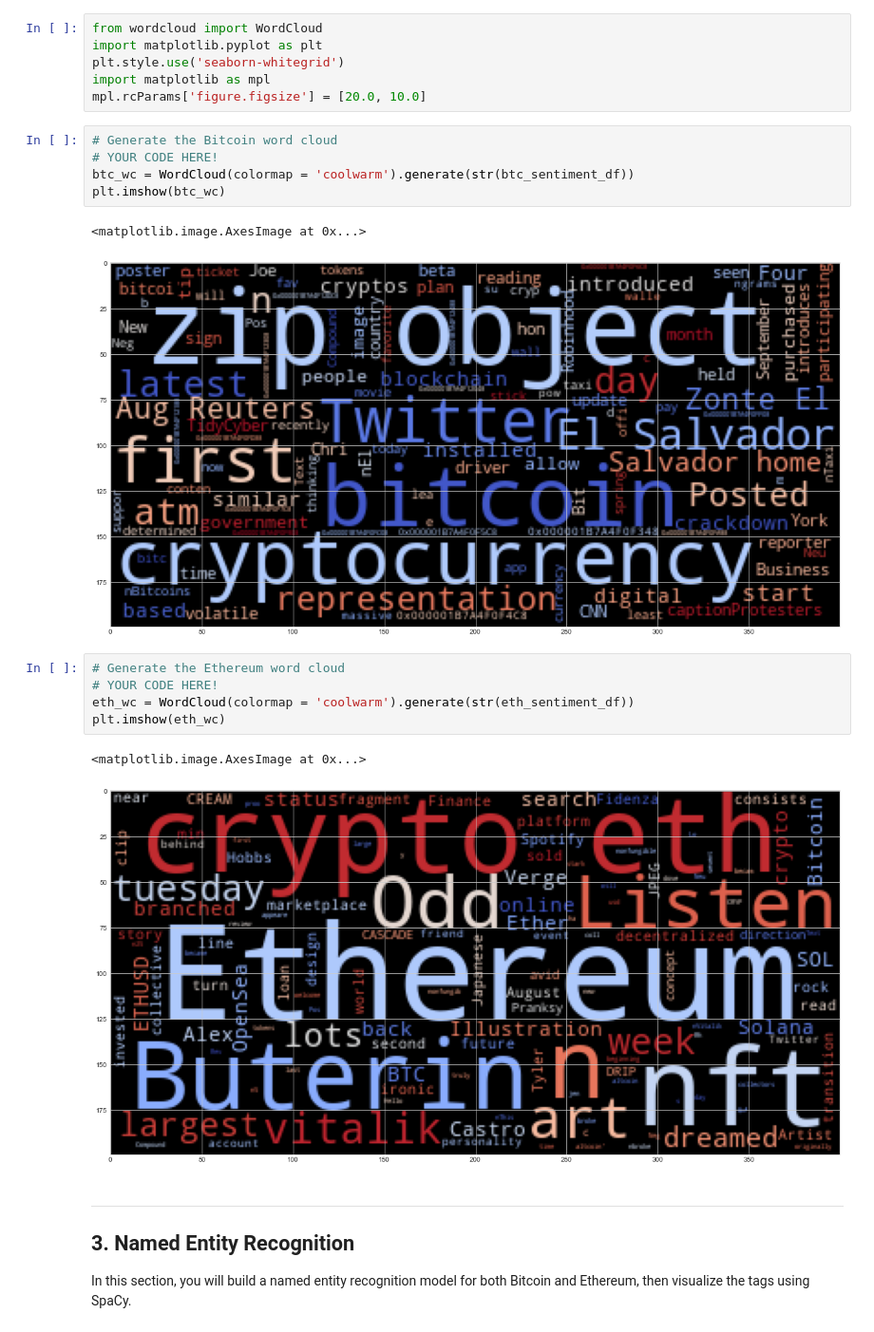
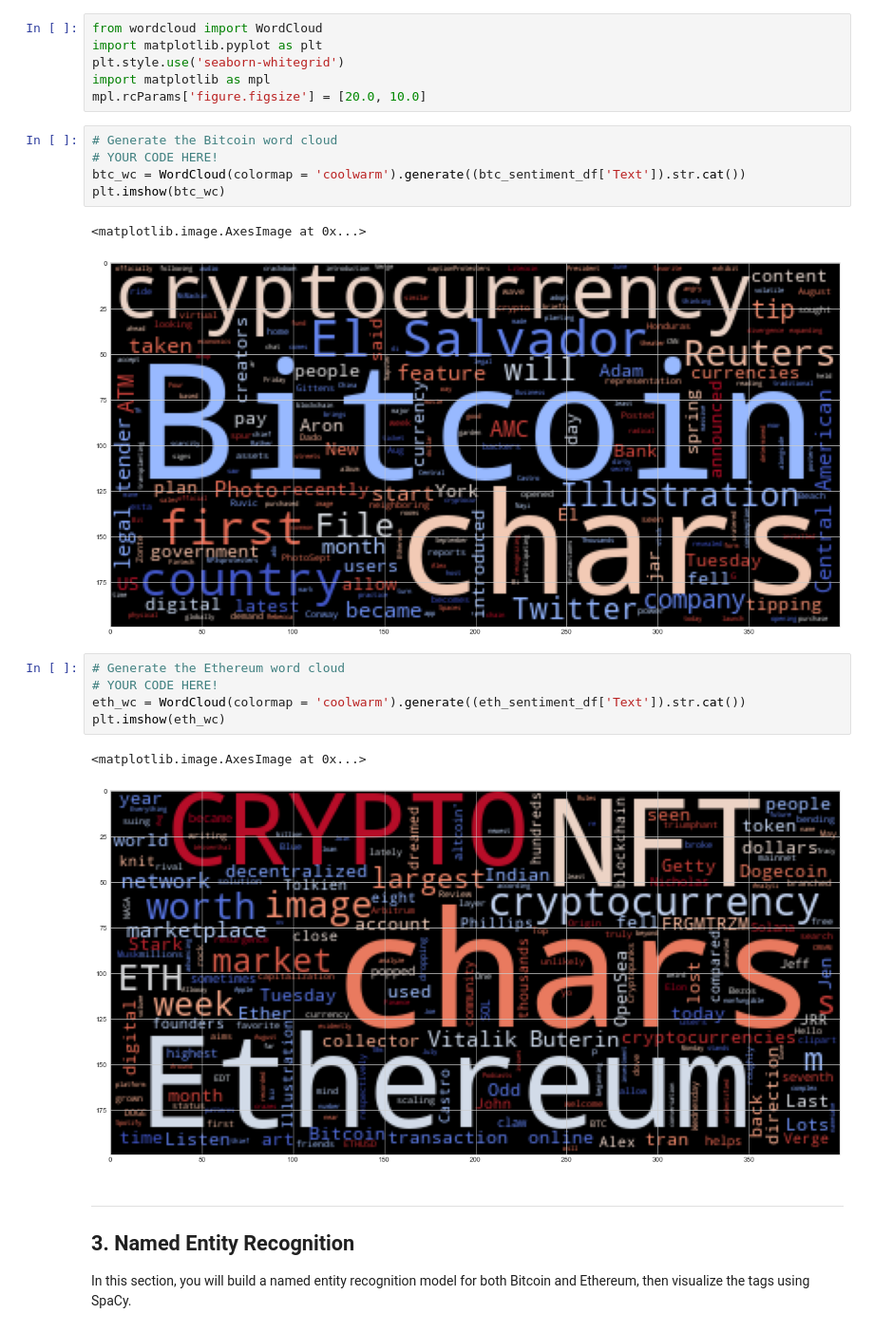
Before and after one commit to shawry6/NLP_homework, a Jupyter notebook: Instructions/Starter_Code/my_crypto_sentiment.ipynb, the cells around one changed output. Shown at 95% size. Drawn from its saved outputs; the diff is of its cells as text.

Commit message:
finished my_crypto_sentiment.ipynb for my own satisfaction, please grade previous commit from 26/9/21

```diff
--- a/Instructions/Starter_Code/my_crypto_sentiment.ipynb
+++ b/Instructions/Starter_Code/my_crypto_sentiment.ipynb
@@ -324,19 +330,19 @@ mpl.rcParams['figure.figsize'] = [20.0, 10.0]
 # %%
 # Generate the Bitcoin word cloud
 # YOUR CODE HERE!
-btc_wc = WordCloud(colormap = 'coolwarm').generate(str(btc_sentiment_df))
+btc_wc = WordCloud(colormap = 'coolwarm').generate((btc_sentiment_df['Text']).str.cat())
 plt.imshow(btc_wc)
 # %% [output]
 <matplotlib.image.AxesImage at 0x...>
-[figure, old version]
+[figure, new version]
 # %%
 # Generate the Ethereum word cloud
 # YOUR CODE HERE!
-eth_wc = WordCloud(colormap = 'coolwarm').generate(str(eth_sentiment_df))
+eth_wc = WordCloud(colormap = 'coolwarm').generate((eth_sentiment_df['Text']).str.cat())
 plt.imshow(eth_wc)
 # %% [output]
 <matplotlib.image.AxesImage at 0x...>
-[figure, old version]
+[figure, new version]
 # %% [markdown]
 ---
 ## 3. Named Entity Recognition
```
Also changed, not shown: parts of 17 cells of this notebook.
